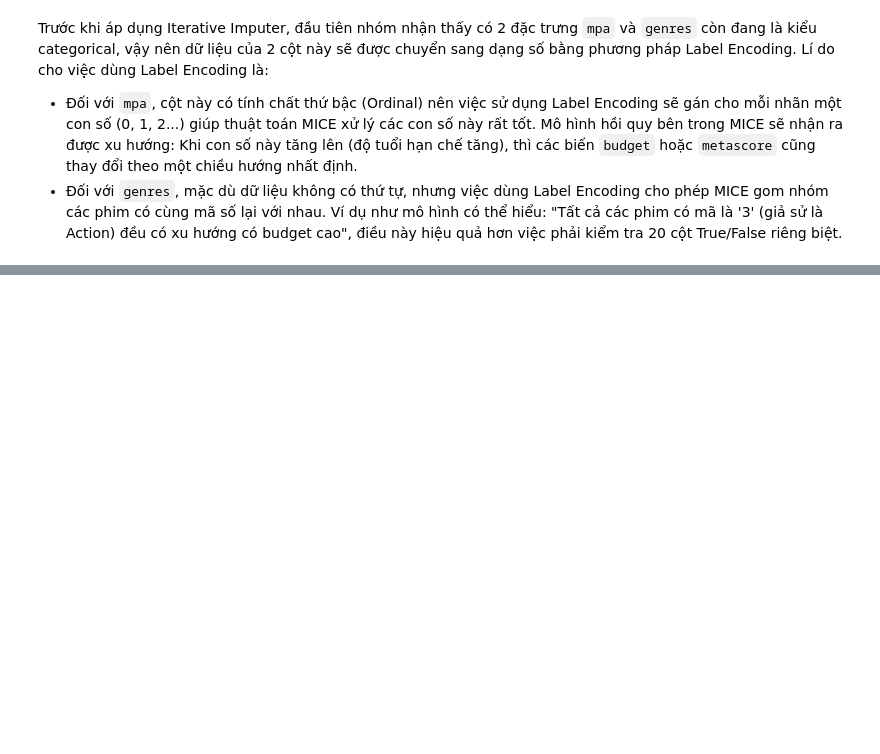
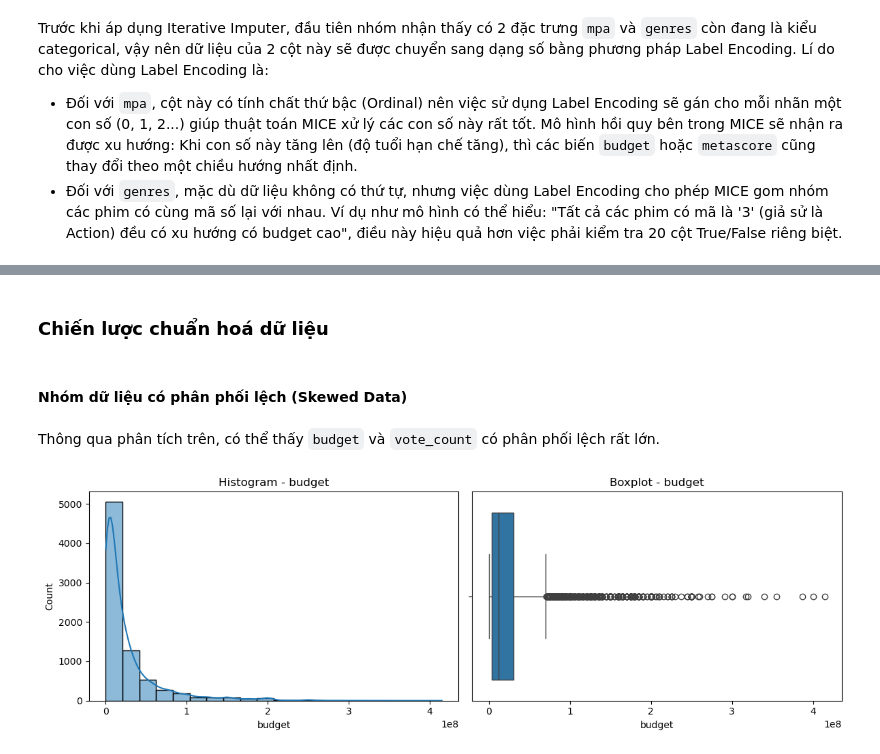
Before and after one commit to Kyoyooo/Movie-Rating-Prediction-Model, a Jupyter notebook: notebooks/data_exploration.ipynb, the cells around one changed output, grey strips where cells are left out. Drawn from its saved outputs; the diff is of its cells as text; code cells hidden in the pictures; blank space fills up the shorter version.

```diff
--- a/notebooks/data_exploration.ipynb
+++ b/notebooks/data_exploration.ipynb
@@ -978,4 +1003,4 @@ df_clean = df.copy()
 # %% [markdown]
 Vì đồ án hướng đến bài toán dự đoán điểm `rating`, ở các dòng dữ liệu thiếu giá trị `rating` nhóm quyết định xoá hẳn dòng đó khỏi dataset để khi xây dựng mô hình sẽ không bị sai lệch.
 # %%
-df_clean = df_clean.dropna(how='any', subset=['rating'], axis=0)
+df = df.dropna(how='any', subset=['rating'], axis=0)
@@ -1006,11 +1056,19 @@ Trước khi áp dụng Iterative Imputer, đầu tiên nhóm nhận thấy có
 - Đối với `mpa`, cột này có tính chất thứ bậc (Ordinal) nên việc sử dụng Label Encoding sẽ gán cho mỗi nhãn một con số (0, 1, 2...) giúp thuật toán MICE xử lý các con số này rất tốt. Mô hình hồi quy bên trong MICE sẽ nhận ra được xu hướng: Khi con số này tăng lên (độ tuổi hạn chế tăng), thì các biến `budget` hoặc `metascore` cũng thay đổi theo một chiều hướng nhất định.
 - Đối với `genres`, mặc dù dữ liệu không có thứ tự, nhưng việc dùng Label Encoding cho phép MICE gom nhóm các phim có cùng mã số lại với nhau. Ví dụ như mô hình có thể hiểu: "Tất cả các phim có mã là '3' (giả sử là Action) đều có xu hướng có budget cao", điều này hiệu quả hơn việc phải kiểm tra 20 cột True/False riêng biệt.
 # %%
-df_clean['primary_genres'] = df_clean['genres'].apply(lambda x: x.split(',')[0].strip())
+# Trích xuất primary_genres
+X_train['primary_genres'] = X_train['genres'].apply(lambda x: x.split(',')[0].strip())
+X_test['primary_genres'] = X_test['genres'].apply(lambda x: x.split(',')[0].strip())
 
+# Khởi tạo Label Encoder
 le_mpa = LabelEncoder()
 le_genre = LabelEncoder()
 
-df_clean['mpa_encoded'] = le_mpa.fit_transform(df_clean['mpa'])
-df_clean['genres_encoded'] = le_genre.fit_transform(df_clean['primary_genres'])
+# Fit và Transform trên tập Train
+X_train['mpa_encoded'] = le_mpa.fit_transform(X_train['mpa'])
+X_train['genres_encoded'] = le_genre.fit_transform(X_train['primary_genres'])
+
+# Transform trên tập Test
+X_test['mpa_encoded'] = le_mpa.transform(X_test['mpa'])
+X_test['genres_encoded'] = le_genre.transform(X_test['primary_genres'])
 # %% [markdown]
@@ -1022,15 +1080,20 @@ Thay vì chỉ dùng một giá trị tĩnh là median như cách điền giá t
 # %%
 features_to_use = ['budget', 'metascore', 'release_year', 'vote_count', 'run_time', 'genres_encoded', 'mpa_encoded']
 
+# Khởi tạo imputer
 imputer = IterativeImputer(
     estimator=RandomForestRegressor(n_estimators=10, random_state=42),
     max_iter=10,
     random_state=42,
-    min_value=0 # Tránh giá trị âm cho budget/metascore
+    min_value=0  # Đảm bảo không có giá trị âm
 )
 
-# Thực hiện điền khuyết trên bản copy đã encode
-imputed_data = imputer.fit_transform(df_clean[features_to_use])
+# Fit và Transform trên tập Train
+# Bước này giúp imputer học mối quan hệ giữa các cột chỉ từ dữ liệu huấn luyện
+X_train_imputed_data = imputer.fit_transform(X_train[features_to_use])
+X_train[['budget', 'metascore']] = X_train_imputed_data[:, [0, 1]]
 
-# Cập nhật lại giá trị budget và metascore đã được điền vào DataFrame gốc
-df_clean[['budget', 'metascore']] = imputed_data[:, [0, 1]]
+# Transform trên tập Test
+# Không fit lại để tránh rò rỉ thông tin từ tập test vào mô hình
+X_test_imputed_data = imputer.transform(X_test[features_to_use])
+X_test[['budget', 'metascore']] = X_test_imputed_data[:, [0, 1]]
@@ -1057,0 +1126,22 @@ genres                    0            0.00
+# %% [markdown]
+### Chiến lược chuẩn hoá dữ liệu
+# %% [markdown]
+#### Nhóm dữ liệu có phân phối lệch (Skewed Data)
+# %% [markdown]
+Thông qua phân tích trên, có thể thấy `budget` và `vote_count` có phân phối lệch rất lớn.
+# %%
+def plots_for_processed(col):
+    fig, axes = plt.subplots(1, 2, figsize=(12,4))
+
+    sns.histplot(X_train[col], bins=20, kde=True, ax=axes[0])
+    axes[0].set_title(f"Histogram - {col}")
+
+    sns.boxplot(x=X_train[col], ax=axes[1])
+    axes[1].set_title(f"Boxplot - {col}")
+
+    plt.tight_layout()
+    plt.show()
+# %%
+plots_for_processed('budget')
+# %% [output]
+[figure, added]
```
Also changed, not shown: parts of 44 cells of this notebook.
